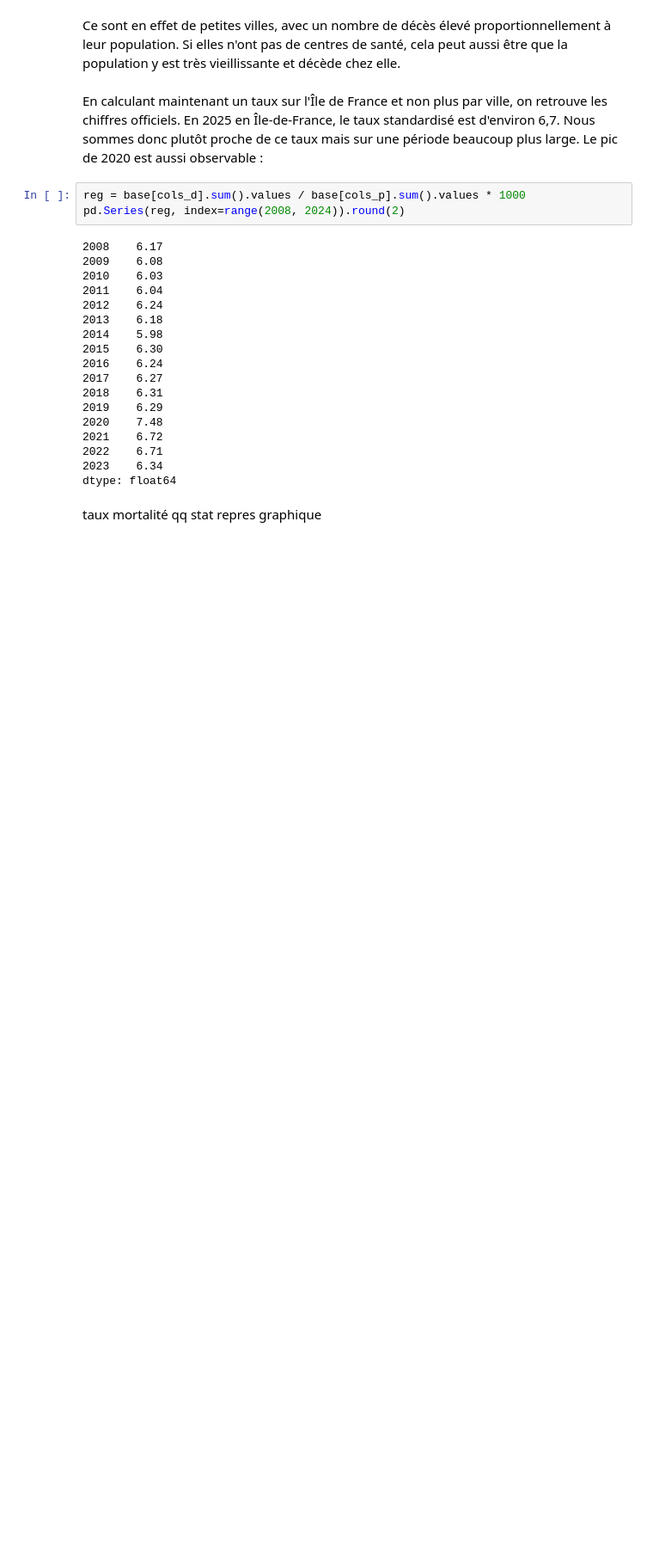
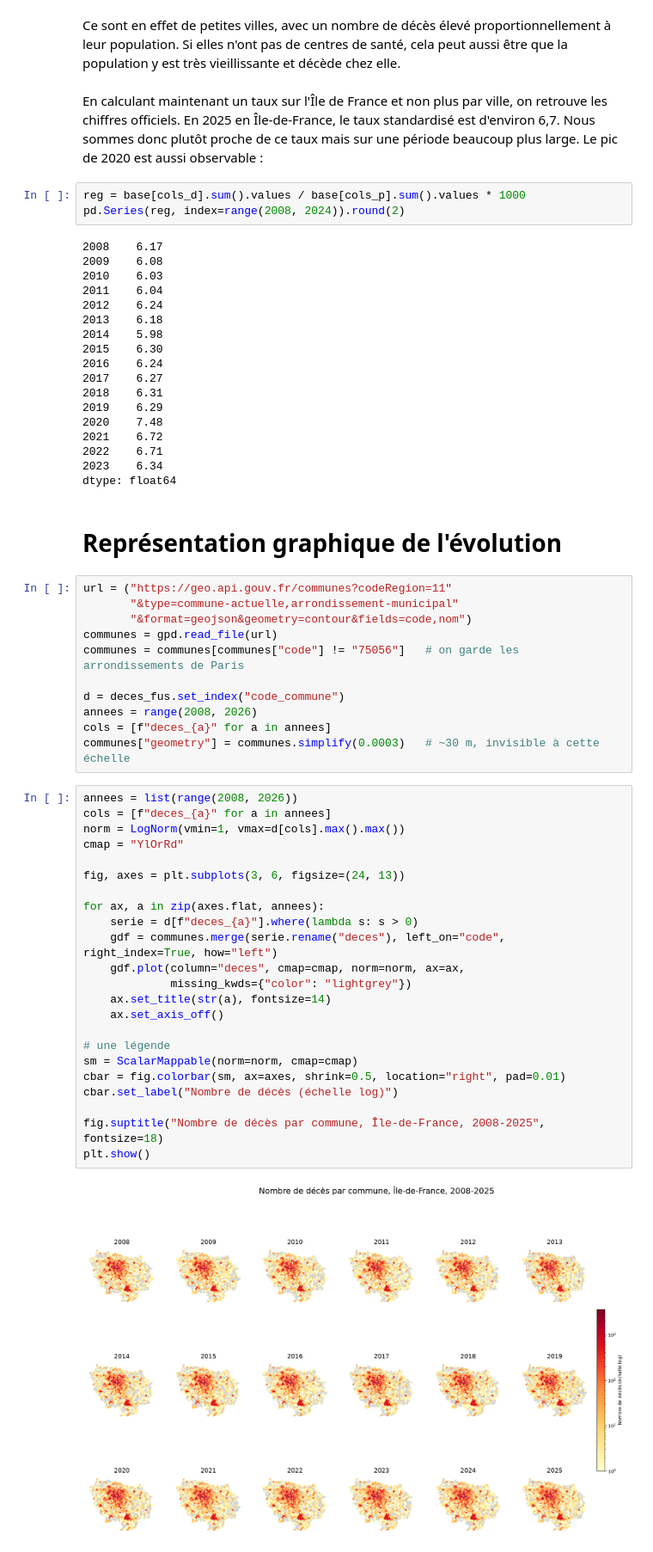
Before and after one commit to TomasAMG7/Python_S1_Challut_Garcia_Mossel, a Jupyter notebook: DATA/data_mortalité.ipynb, the cells around one changed output. Shown at 86% size. Cells and saved outputs as stored; diff of their text form; blank space fills up the shorter version.

Commit message:
ajoute_carte_mortalité

```diff
--- a/DATA/data_mortalité.ipynb
+++ b/DATA/data_mortalité.ipynb
@@ -710,6 +708,40 @@ pd.Series(reg, index=range(2008, 2024)).round(2)
 2023    6.34
 dtype: float64
 # %% [markdown]
-taux mortalité
-qq stat
-repres graphique
+# Représentation graphique de l'évolution
+# %%
+url = ("https://geo.api.gouv.fr/communes?codeRegion=11"
+       "&type=commune-actuelle,arrondissement-municipal"
+       "&format=geojson&geometry=contour&fields=code,nom")
+communes = gpd.read_file(url)
+communes = communes[communes["code"] != "75056"]   # on garde les arrondissements de Paris
+
+d = deces_fus.set_index("code_commune")
+annees = range(2008, 2026)
+cols = [f"deces_{a}" for a in annees]
+communes["geometry"] = communes.simplify(0.0003)   # ~30 m, invisible à cette échelle
+# %%
+annees = list(range(2008, 2026))
+cols = [f"deces_{a}" for a in annees]
+norm = LogNorm(vmin=1, vmax=d[cols].max().max())
+cmap = "YlOrRd"
+
+fig, axes = plt.subplots(3, 6, figsize=(24, 13))
+
+for ax, a in zip(axes.flat, annees):
+    serie = d[f"deces_{a}"].where(lambda s: s > 0)
+    gdf = communes.merge(serie.rename("deces"), left_on="code", right_index=True, how="left")
+    gdf.plot(column="deces", cmap=cmap, norm=norm, ax=ax,
+             missing_kwds={"color": "lightgrey"})
+    ax.set_title(str(a), fontsize=14)
+    ax.set_axis_off()
+
+# une légende
+sm = ScalarMappable(norm=norm, cmap=cmap)
+cbar = fig.colorbar(sm, ax=axes, shrink=0.5, location="right", pad=0.01)
+cbar.set_label("Nombre de décès (échelle log)")
+
+fig.suptitle("Nombre de décès par commune, Île-de-France, 2008-2025", fontsize=18)
+plt.show()
+# %% [output]
+[figure, added]
```
Also changed, not shown: parts of 3 cells of this notebook.
